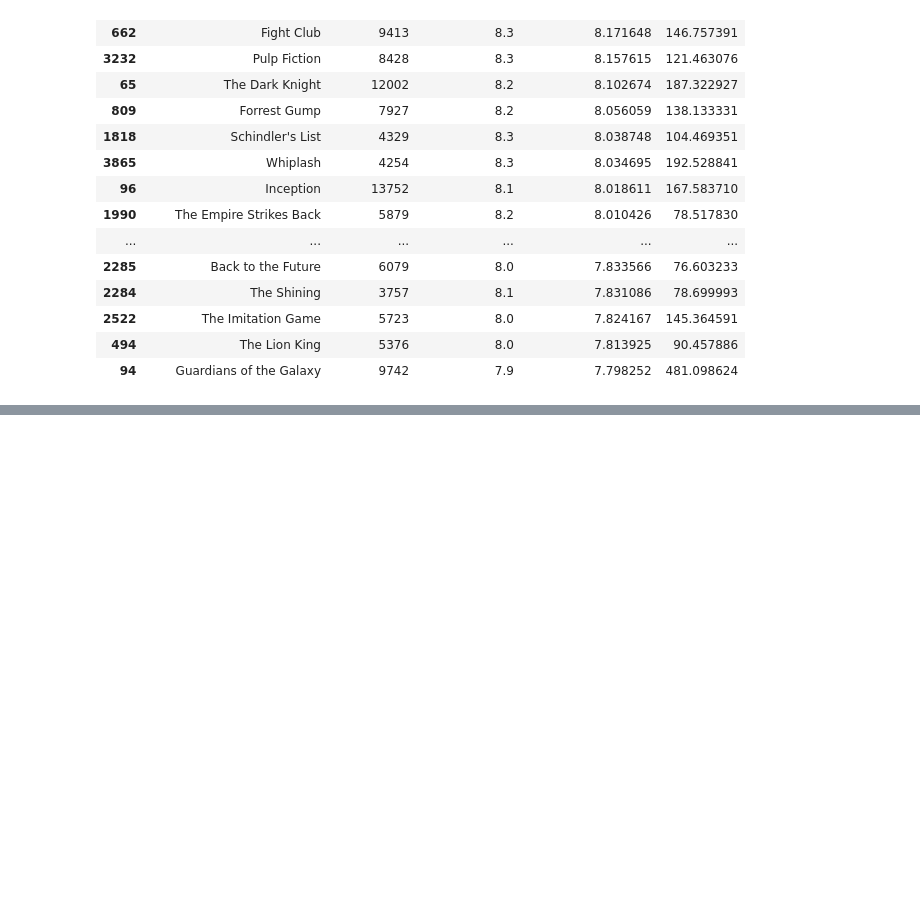
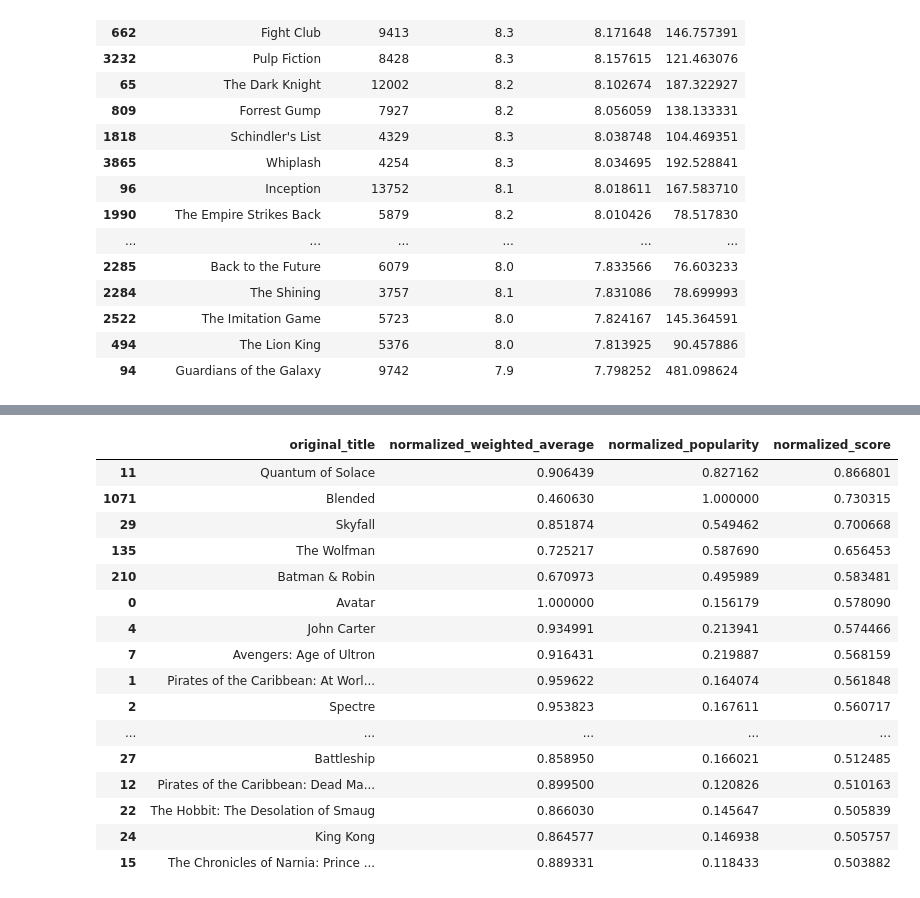
Before and after one commit to arjunjanamatti/recommend_system, a Jupyter notebook: youtube_videos/Untitled.ipynb, the cells around one changed output, grey strips where cells are left out. Cells and saved outputs as stored; diff of their text form; code cells hidden in the pictures; blank space fills up the shorter version.

```diff
--- a/youtube_videos/Untitled.ipynb
+++ b/youtube_videos/Untitled.ipynb
@@ -132,0 +139,7 @@ merged_df_sorted[['original_title', 'vote_count', 'vote_average', 'weighted_aver
+# %%
+from sklearn.preprocessing import MinMaxScaler
+scaling = MinMaxScaler()
+# %%
+merged_df_scaled = scaling.fit_transform(X=merged_df_sorted[['weighted_average', 'popularity']])
+merged_df_normalized = pd.DataFrame(merged_df_scaled, columns = ['weighted_average', 'popularity'])
+merged_df_normalized.head()
@@ -132,0 +153,2 @@ merged_df_sorted[['original_title', 'vote_count', 'vote_average', 'weighted_aver
+# %%
+merged_df_sorted[['normalized_weighted_average', 'normalized_popularity']] = merged_df_normalized
@@ -132,0 +162,22 @@ merged_df_sorted[['original_title', 'vote_count', 'vote_average', 'weighted_aver
+# %%
+merged_df_sorted['normalized_score'] = merged_df_sorted['normalized_weighted_average']*0.5 + merged_df_sorted['normalized_popularity']*0.5
+merged_df_sorted = merged_df_sorted.sort_values(by='normalized_score', ascending=False)
+merged_df_sorted[['original_title', 'normalized_weighted_average', 'normalized_popularity', 'normalized_score']].head(25)
+# %% [output]
+|  | original_title | normalized_weighted_average | normalized_popularity | normalized_score |
+| 11 | Quantum of Solace | 0.906439 | 0.827162 | 0.866801 |
+| 1071 | Blended | 0.460630 | 1.000000 | 0.730315 |
+| 29 | Skyfall | 0.851874 | 0.549462 | 0.700668 |
+| 135 | The Wolfman | 0.725217 | 0.587690 | 0.656453 |
+| 210 | Batman & Robin | 0.670973 | 0.495989 | 0.583481 |
+| 0 | Avatar | 1.000000 | 0.156179 | 0.578090 |
+| 4 | John Carter | 0.934991 | 0.213941 | 0.574466 |
+| 7 | Avengers: Age of Ultron | 0.916431 | 0.219887 | 0.568159 |
+| 1 | Pirates of the Caribbean: At Worl... | 0.959622 | 0.164074 | 0.561848 |
+| 2 | Spectre | 0.953823 | 0.167611 | 0.560717 |
+| ... | ... | ... | ... | ... |
+| 27 | Battleship | 0.858950 | 0.166021 | 0.512485 |
+| 12 | Pirates of the Caribbean: Dead Ma... | 0.899500 | 0.120826 | 0.510163 |
+| 22 | The Hobbit: The Desolation of Smaug | 0.866030 | 0.145647 | 0.505839 |
+| 24 | King Kong | 0.864577 | 0.146938 | 0.505757 |
+| 15 | The Chronicles of Narnia: Prince ... | 0.889331 | 0.118433 | 0.503882 |
```
Also changed, not shown: parts of 5 cells of this notebook.
